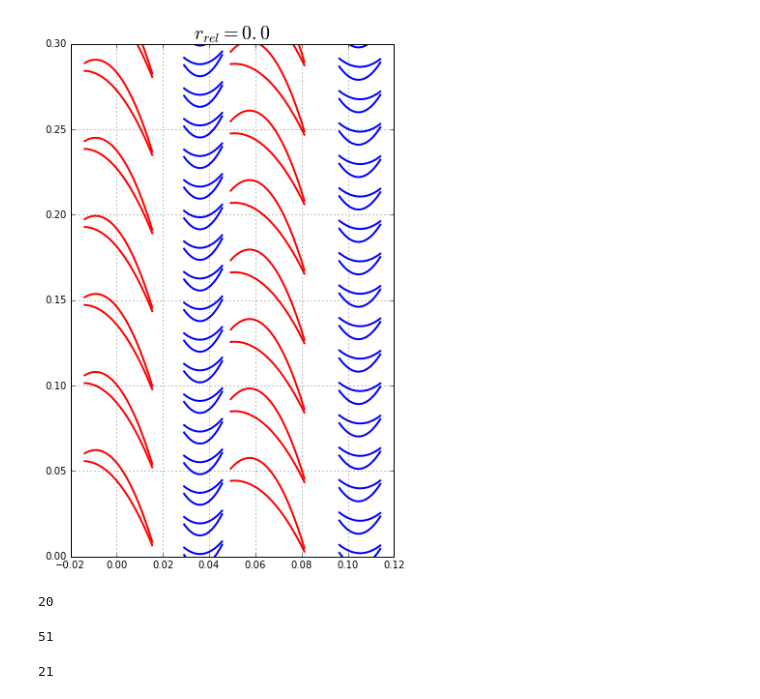
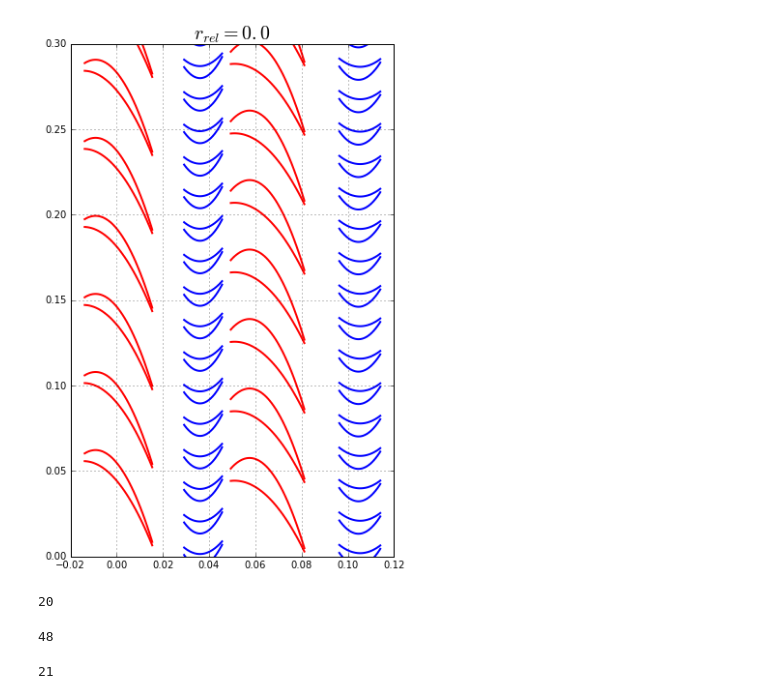
Before and after one commit to las-palmas1/turbine_calculation, a Jupyter notebook: profiling.ipynb, the cells around one changed output. Saved outputs shown, nothing was run; the diff lists cells and outputs as text; code cells hidden in the pictures.

```diff
--- a/profiling.ipynb
+++ b/profiling.ipynb
@@ -18,34 +18,34 @@ st2 = turbine_profiling[1]
 # %%
 %matplotlib inline
 deg = np.pi / 180
 st1.r1_rk_rel = 0.04
 st1.r1_sa_rel = 0.05
 st1.s2_rk = 0.002
 st1.s2_sa = 0.002
 st1.maxdif_alpha0_l_gamma1_s_sa = 50 * deg
 st1.mindif_beta1_l_gamma1_s_rk = 28 * deg
 st1.maxdif_beta1_l_gamma1_s_rk = 40 * deg
 st1.gamma1_k_rk_rel = 0.55
 st1.min_t_rel_sa_in = 0.95
-st1.min_t_rel_rk_in = 1.0
+st1.min_t_rel_rk_in = 1.07
 
 st2.r1_rk_rel = 0.04
 st2.r1_sa_rel = 0.05
 st2.s2_rk = 0.002
 st2.s2_sa = 0.002
 st2.mindif_alpha0_l_gamma1_s_sa = 17 * deg
 st2.maxdif_alpha0_l_gamma1_s_sa = 45 * deg
 st2.maxdif_beta1_l_gamma1_s_rk = 40 * deg
 st2.mindif_beta1_l_gamma1_s_rk = 28 * deg
 st2.gamma1_k_sa_rel = 0.35
 st2.gamma1_k_rk_rel = 0.55
 st2.min_t_rel_sa_in = 0.95
 st2.min_t_rel_rk_in = 1.00
 turbine_profiling.compute_profile()
 turbine_profiling.save()
 turbine_profiling.plot2d(r_rel=0.0, figsize=(6, 9.5), ymax=0.3)
 # %% [output]
-[figure, old version]
+[figure, new version]
 # %%
 st1.z_sa
 # %% [output]
@@ -53,7 +53,7 @@ st1.z_sa
 # %%
 st1.z_rk
 # %% [output]
-51
+48
 # %%
 st2.z_sa
 # %% [output]
```
